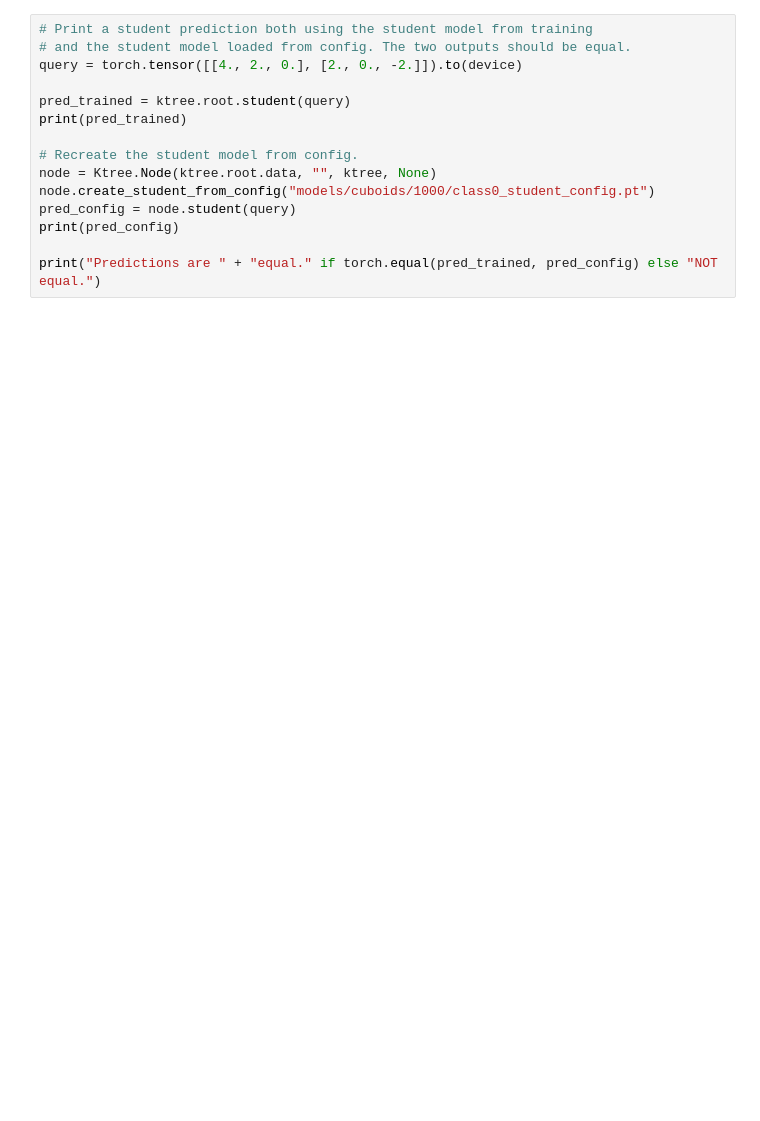
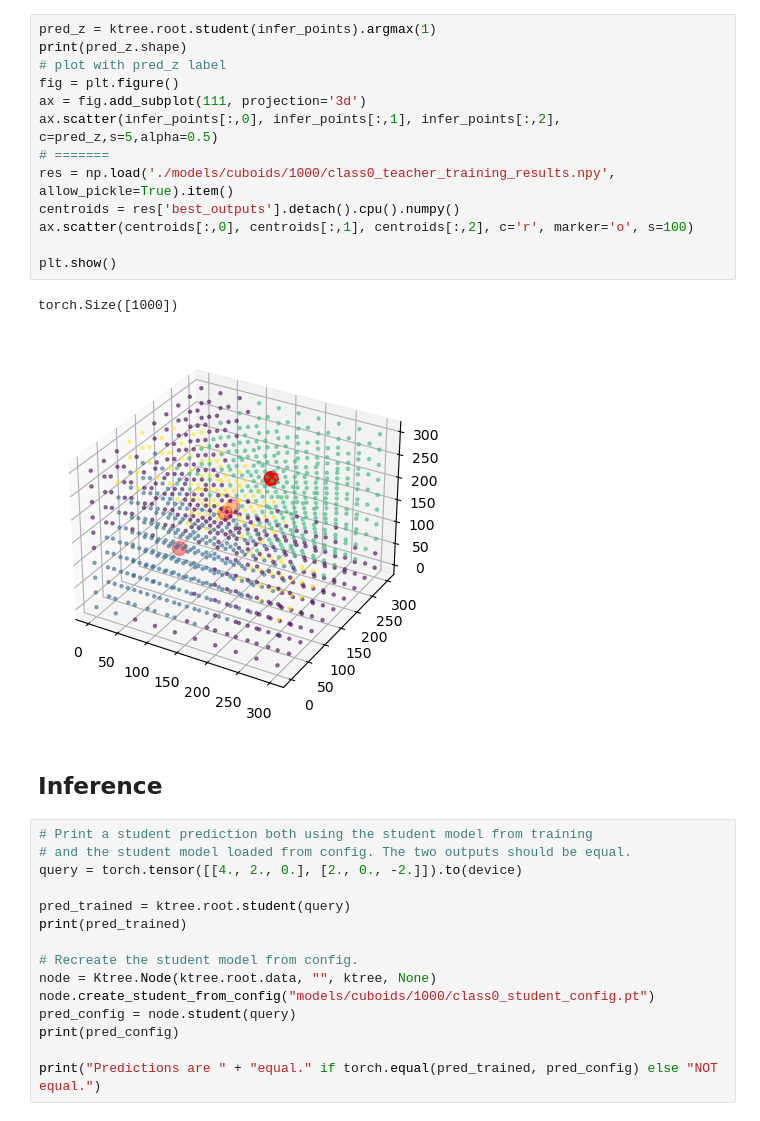
Before and after one commit to PRigas96/GeoCluster, a Jupyter notebook: class3d.ipynb, the cells around one changed output. Drawn from its saved outputs; the diff is of its cells as text; blank space fills up the shorter version.

```diff
--- a/class3d.ipynb
+++ b/class3d.ipynb
@@ -30,3 +224,21 @@ ktree.create_tree(save_path_prefix="models/cuboids/1000/class")
+# %%
+pred_z = ktree.root.student(infer_points).argmax(1)
+print(pred_z.shape)
+# plot with pred_z label
+fig = plt.figure()
+ax = fig.add_subplot(111, projection='3d')
+ax.scatter(infer_points[:,0], infer_points[:,1], infer_points[:,2], c=pred_z,s=5,alpha=0.5)
+# =======
+res = np.load('./models/cuboids/1000/class0_teacher_training_results.npy', allow_pickle=True).item()
+centroids = res['best_outputs'].detach().cpu().numpy()
+ax.scatter(centroids[:,0], centroids[:,1], centroids[:,2], c='r', marker='o', s=100)
+
+plt.show()
+# %% [output]
+torch.Size([1000])
+[figure, added]
+# %% [markdown]
+## Inference
 # %%
 # Print a student prediction both using the student model from training
 # and the student model loaded from config. The two outputs should be equal.
```
Also changed, not shown: parts of 8 cells of this notebook, 4 other files.
